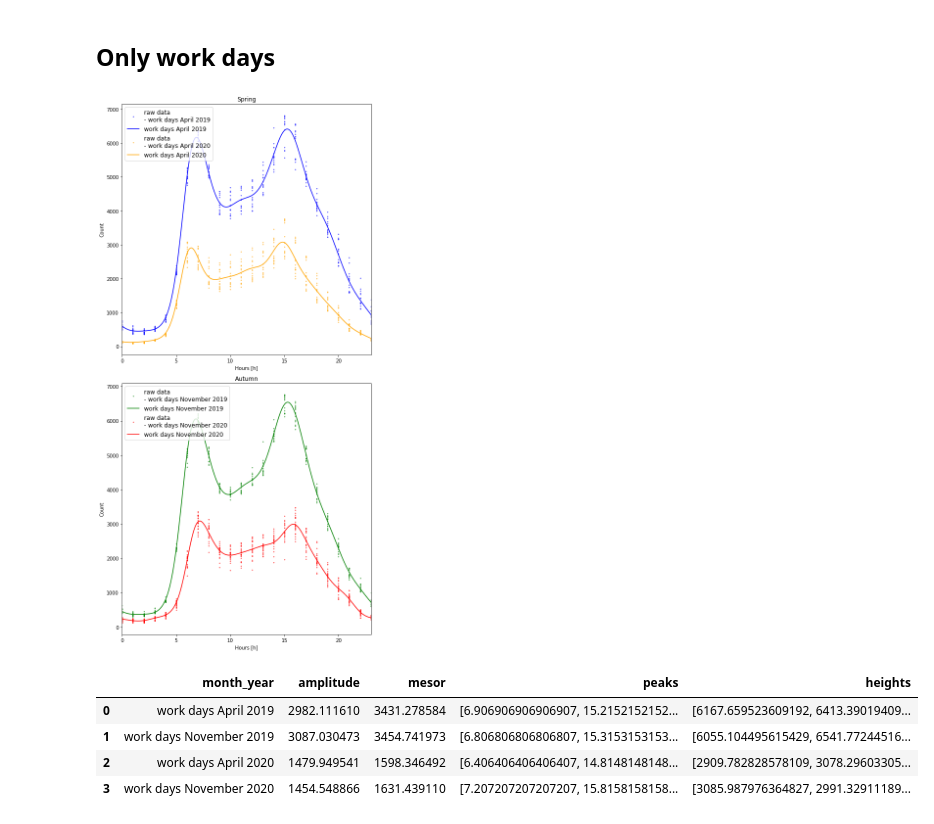
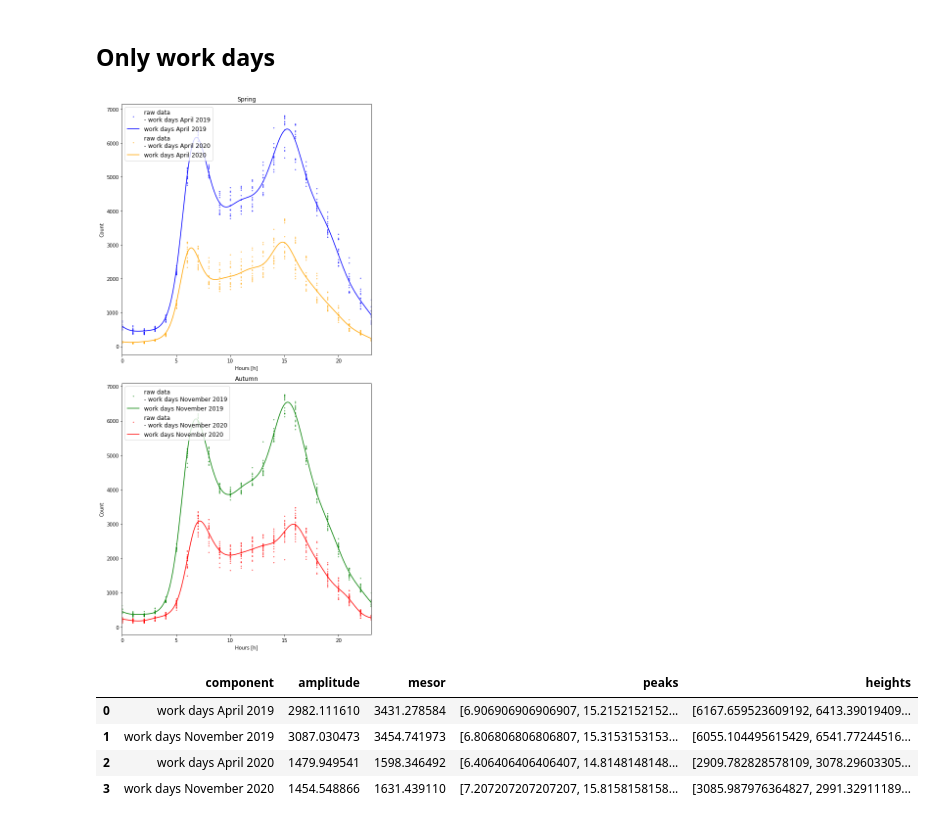
Before and after one commit to ninavelikajne/RhythmCount, a Jupyter notebook: example/traffic_example.ipynb, the cells around one changed output. Cells and saved outputs as stored; diff of their text form; code cells hidden in the pictures.

```diff
--- a/example/traffic_example.ipynb
+++ b/example/traffic_example.ipynb
@@ -138,11 +138,11 @@ display(df_results[['month_year','amplitude', 'mesor', 'peaks', 'heights']])
 # %%
 df_covid = pd.read_csv(r'..\data\df_covid_workdays.csv')
 df_results = dproc.compare_by_component(df_covid, 'year', n_components, model_type, ax_indices=[0, 1, 0, 1],
                            ax_titles=['Spring', 'Autumn'], rows=2, cols=1,save_file_to='comparison3.pdf')
-display(df_results[['month_year','amplitude', 'mesor', 'peaks', 'heights']])
+display(df_results[['component','amplitude', 'mesor', 'peaks', 'heights']])
 # %% [output]
 [figure]
-|  | month_year | amplitude | mesor | peaks | heights |
+|  | component | amplitude | mesor | peaks | heights |
 | 0 | work days April 2019 | 2982.111610 | 3431.278584 | [6.906906906906907, 15.2152152152... | [6167.659523609192, 6413.39019409... |
 | 1 | work days November 2019 | 3087.030473 | 3454.741973 | [6.806806806806807, 15.3153153153... | [6055.104495615429, 6541.77244516... |
 | 2 | work days April 2020 | 1479.949541 | 1598.346492 | [6.406406406406407, 14.8148148148... | [2909.782828578109, 3078.29603305... |
```
Also changed, not shown: parts of 3 cells of this notebook, 8 other files.
